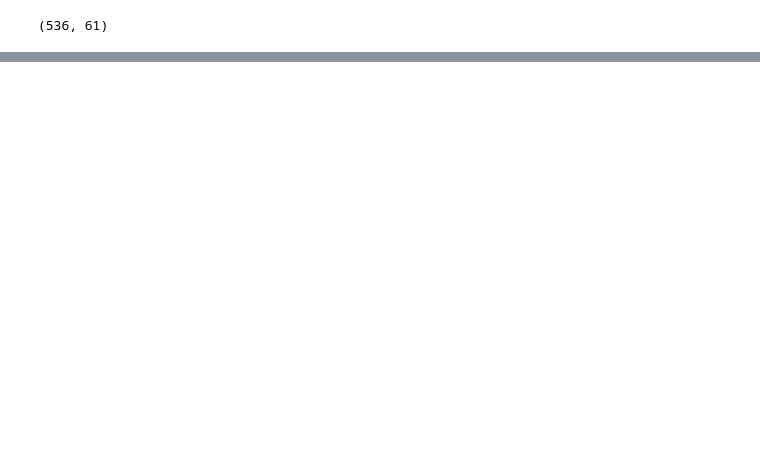
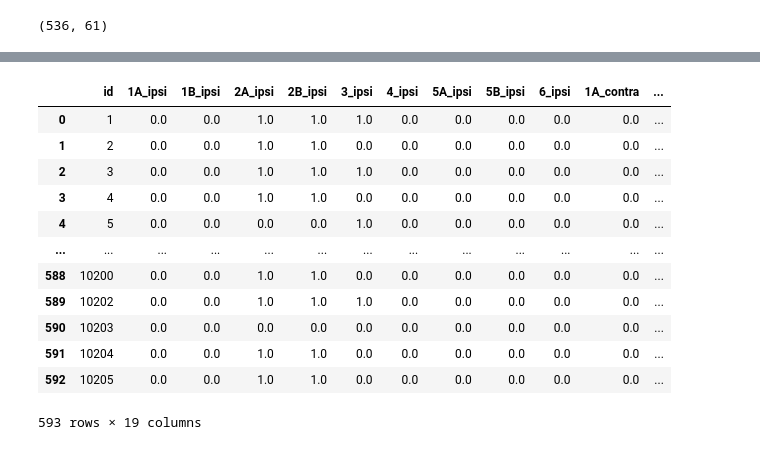
Before and after one commit to uic-evl/DigitalTwinVis, a Jupyter notebook: python/ClusterAttempts.ipynb, the cells around one changed output, grey strips where cells are left out. Cells and saved outputs as stored; diff of their text form; code cells hidden in the pictures; blank space fills up the shorter version.

```diff
--- a/python/ClusterAttempts.ipynb
+++ b/python/ClusterAttempts.ipynb
@@ -268,0 +494,17 @@ for epoch in range(epochs):
+# %%
+lns = pd.read_csv('../data/monograms_clean.csv').drop(['RPLN_contra','RPLN_ipsi','id.1'],axis=1)
+lns
+# %% [output]
+|  | id | 1A_ipsi | 1B_ipsi | 2A_ipsi | 2B_ipsi | 3_ipsi | 4_ipsi | 5A_ipsi | 5B_ipsi | 6_ipsi | 1A_contra | ... |
+| 0 | 1 | 0.0 | 0.0 | 1.0 | 1.0 | 1.0 | 0.0 | 0.0 | 0.0 | 0.0 | 0.0 | ... |
+| 1 | 2 | 0.0 | 0.0 | 1.0 | 1.0 | 0.0 | 0.0 | 0.0 | 0.0 | 0.0 | 0.0 | ... |
+| 2 | 3 | 0.0 | 0.0 | 1.0 | 1.0 | 1.0 | 0.0 | 0.0 | 0.0 | 0.0 | 0.0 | ... |
+| 3 | 4 | 0.0 | 0.0 | 1.0 | 1.0 | 0.0 | 0.0 | 0.0 | 0.0 | 0.0 | 0.0 | ... |
+| 4 | 5 | 0.0 | 0.0 | 0.0 | 0.0 | 1.0 | 0.0 | 0.0 | 0.0 | 0.0 | 0.0 | ... |
+| ... | ... | ... | ... | ... | ... | ... | ... | ... | ... | ... | ... | ... |
+| 588 | 10200 | 0.0 | 0.0 | 1.0 | 1.0 | 0.0 | 0.0 | 0.0 | 0.0 | 0.0 | 0.0 | ... |
+| 589 | 10202 | 0.0 | 0.0 | 1.0 | 1.0 | 1.0 | 0.0 | 0.0 | 0.0 | 0.0 | 0.0 | ... |
+| 590 | 10203 | 0.0 | 0.0 | 0.0 | 0.0 | 0.0 | 0.0 | 0.0 | 0.0 | 0.0 | 0.0 | ... |
+| 591 | 10204 | 0.0 | 0.0 | 1.0 | 1.0 | 0.0 | 0.0 | 0.0 | 0.0 | 0.0 | 0.0 | ... |
+| 592 | 10205 | 0.0 | 0.0 | 1.0 | 1.0 | 0.0 | 0.0 | 0.0 | 0.0 | 0.0 | 0.0 | ... |
+593 rows × 19 columns
```
Also changed, not shown: parts of 19 cells of this notebook, 17 other files.
